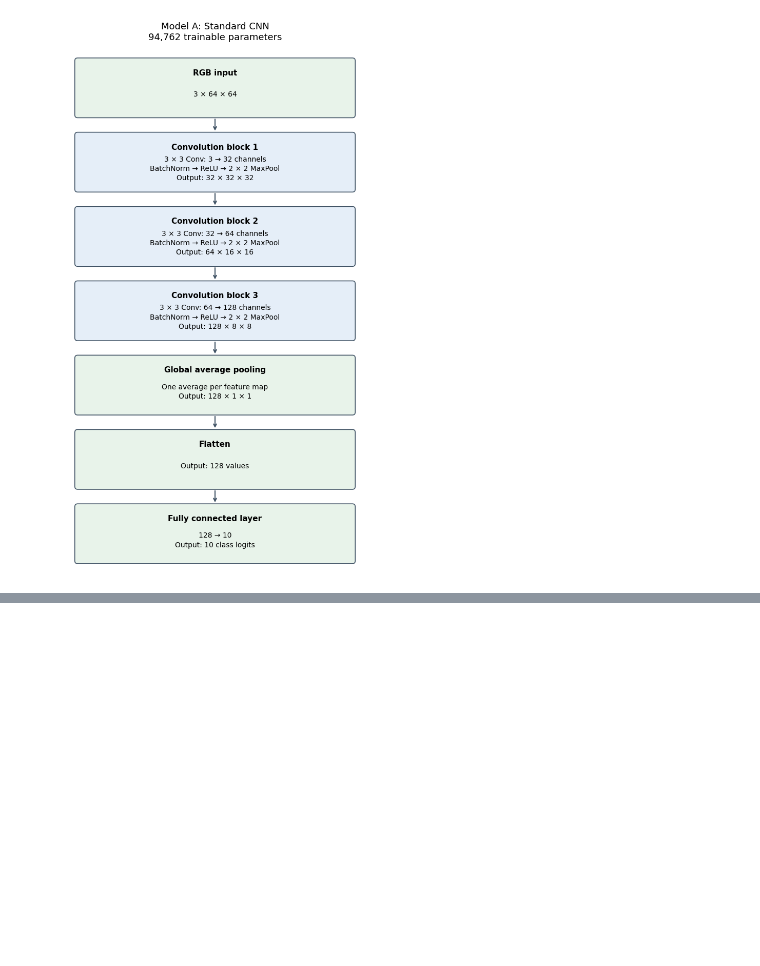
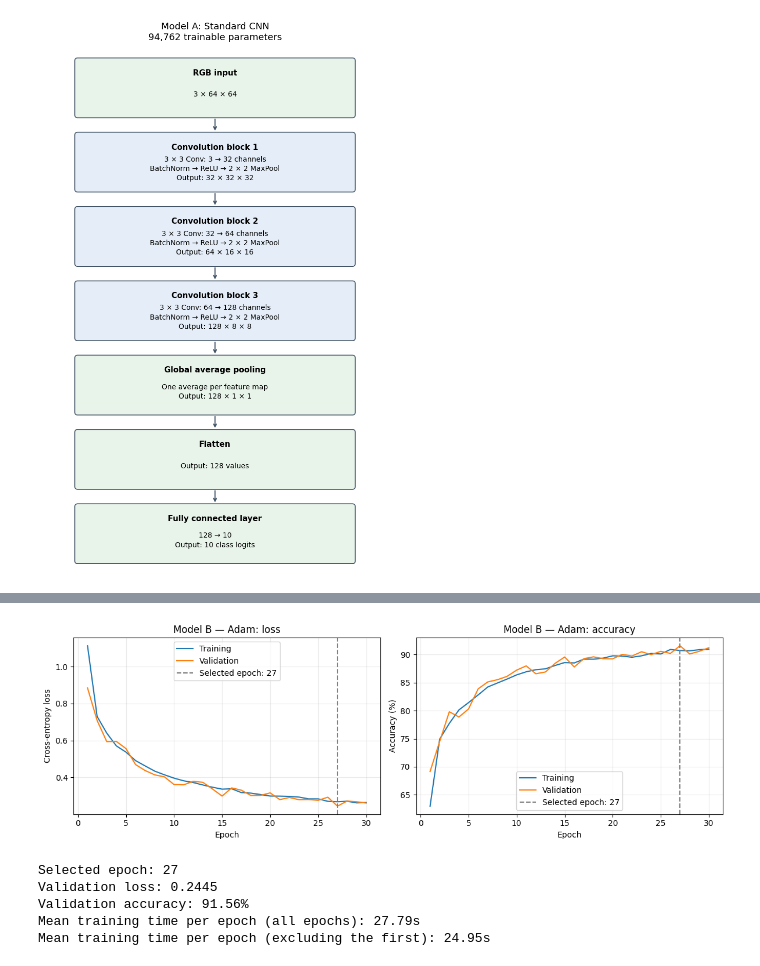
Before and after one commit to Abdul-Rahman-bme/EN3150-Group-Assignment-03-CNN, a Jupyter notebook: test.ipynb, the cells around one changed output, grey strips where cells are left out. Cells and saved outputs as stored; diff of their text form; code cells hidden in the pictures; blank space fills up the shorter version.

```diff
--- a/test.ipynb
+++ b/test.ipynb
@@ -1027,0 +1337,17 @@ plt.show()
+# %%
+from cnn_assignment.plotting import plot_history
+from IPython.display import Image as DisplayImage
+
+# I plot a saved history in a new report folder.
+run_b_adam = RUN_DIR / "model_b_adam_lr0.001"
+plot_path = NOTEBOOK_REPORT_DIR / "model_b_adam_lr0.001_learning_curves.png"
+summary = plot_history(run_b_adam, plot_path)
+display(DisplayImage(filename=str(plot_path)))
+display(pd.DataFrame([summary]))
+# %% [output]
+[figure, added]
+Selected epoch: 27
+Validation loss: 0.2445
+Validation accuracy: 91.56%
+Mean training time per epoch (all epochs): 27.79s
+Mean training time per epoch (excluding the first): 24.95s
```
Also changed, not shown: parts of 55 cells of this notebook, 15 other files.
